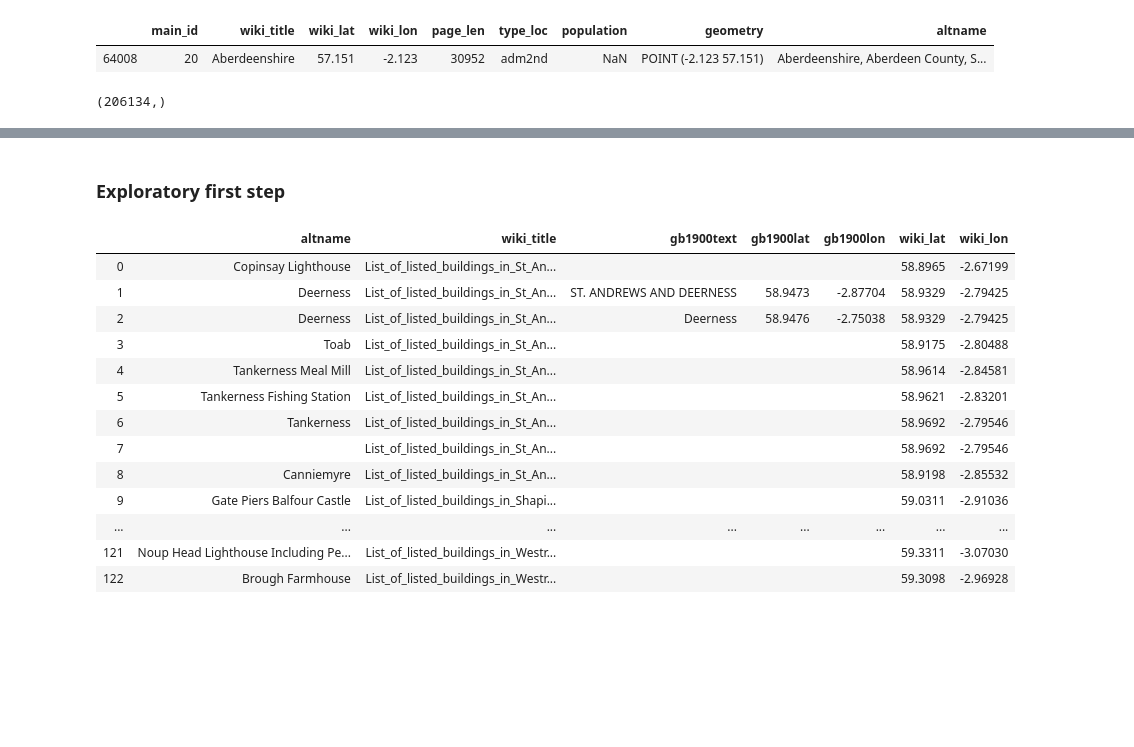
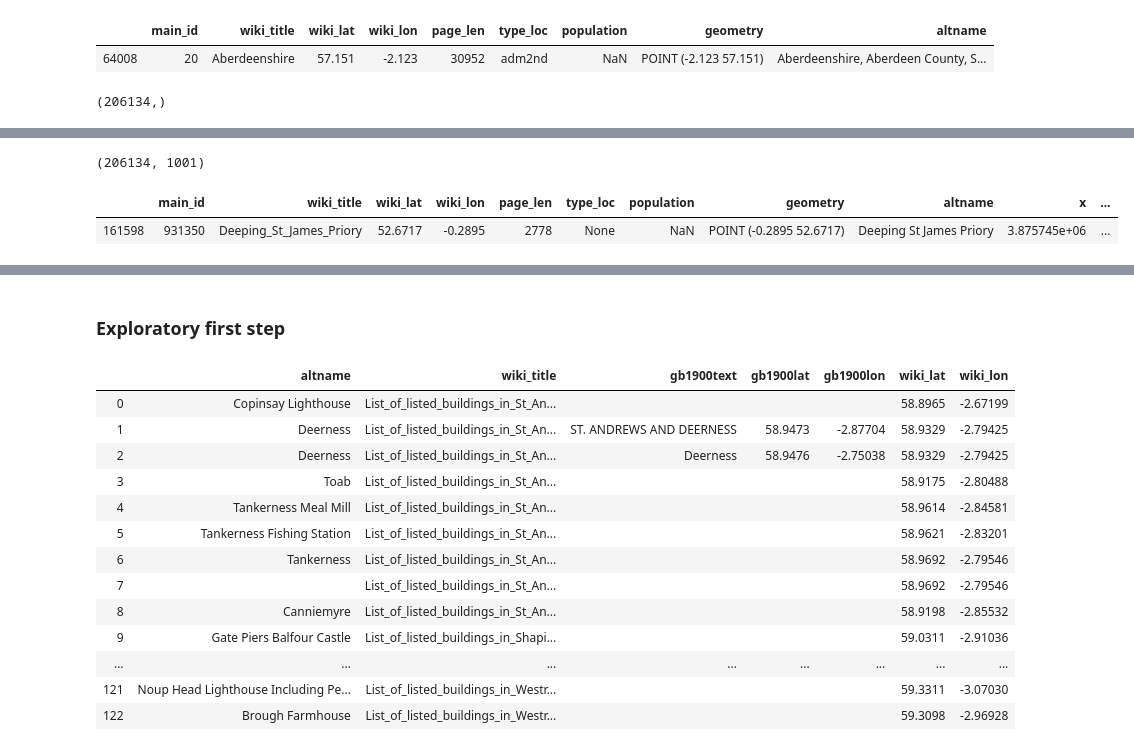
Before and after one commit to Living-with-machines/maps-at-scale-hack-day-notebooks, a Jupyter notebook: space-time-mro/gb1900_analysis/hackday3.ipynb, the cells around one changed output, grey strips where cells are left out. Drawn from its saved outputs; the diff is of its cells as text; code cells hidden in the pictures; blank space fills up the shorter version.

```diff
--- a/space-time-mro/gb1900_analysis/hackday3.ipynb
+++ b/space-time-mro/gb1900_analysis/hackday3.ipynb
@@ -227,0 +293,9 @@ altdf.shape
+# %%
+np.shape(all_indxs)
+# %% [output]
+(206134, 1001)
+# %%
+britdf.iloc[160000:160001]
+# %% [output]
+|  | main_id | wiki_title | wiki_lat | wiki_lon | page_len | type_loc | population | geometry | altname | x | ... |
+| 161598 | 931350 | Deeping_St_James_Priory | 52.6717 | -0.2895 | 2778 | None | NaN | POINT (-0.2895 52.6717) | Deeping St James Priory | 3.875745e+06 | ... |
```
Also changed, not shown: parts of 13 cells of this notebook.
